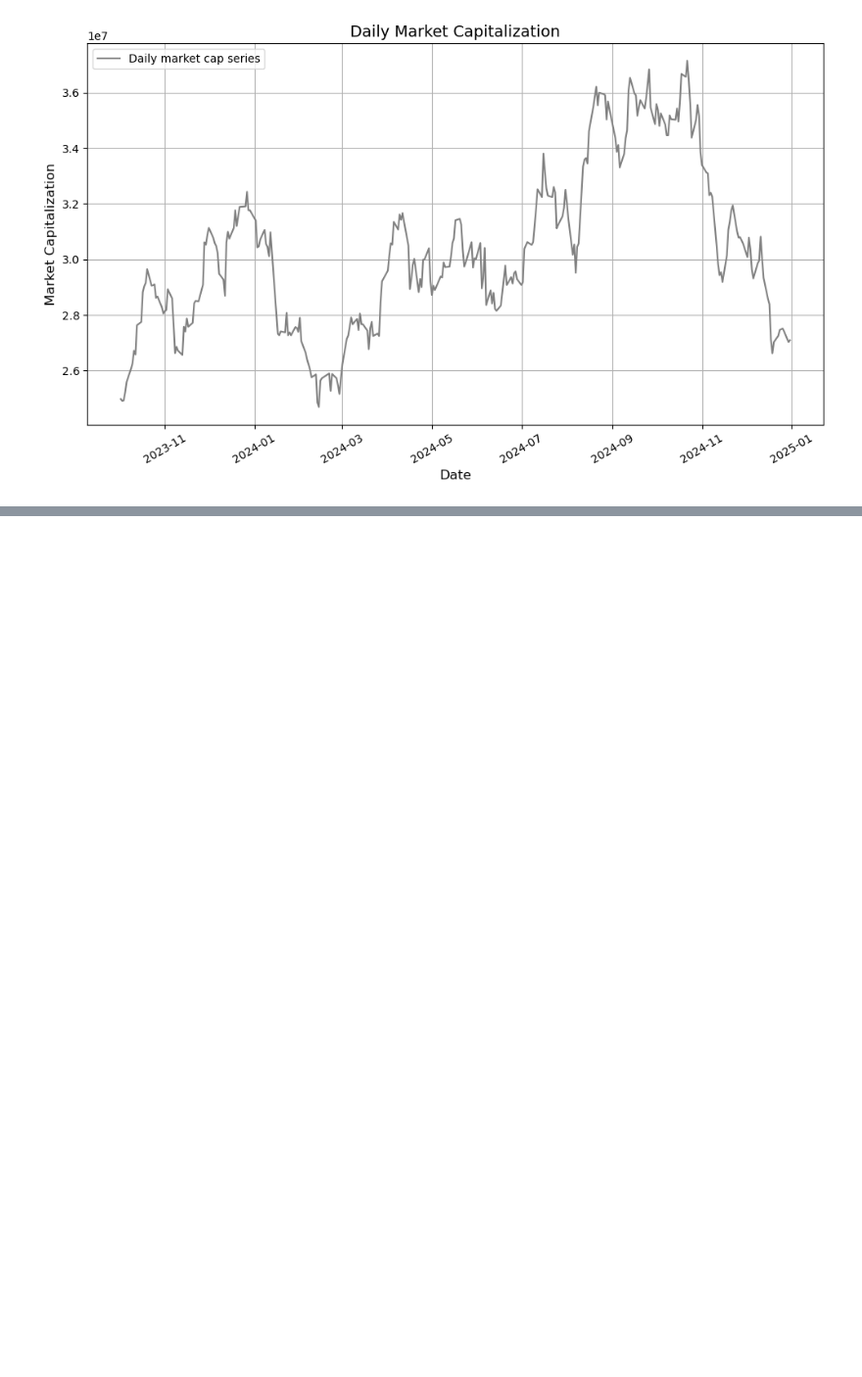
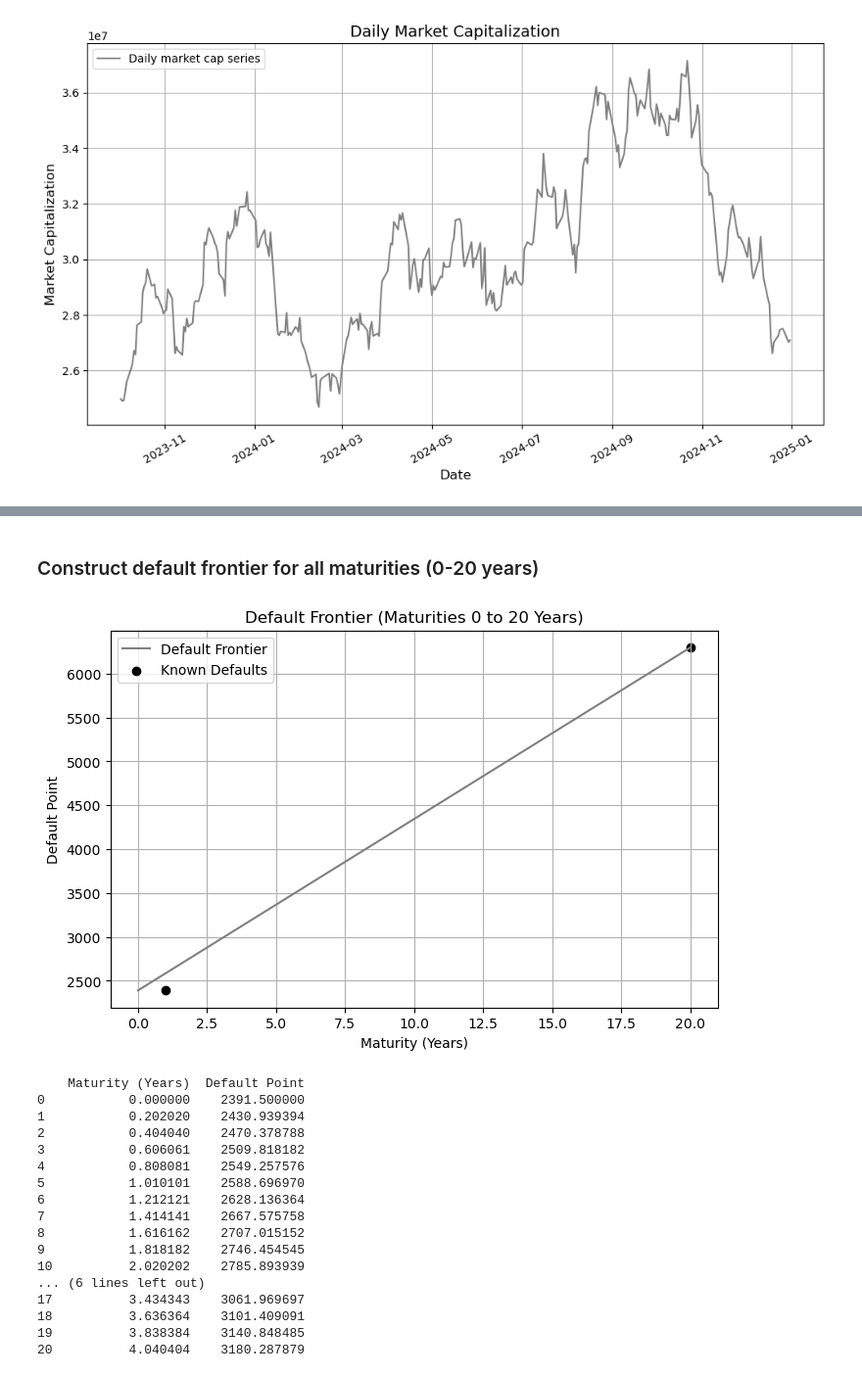
Before and after one commit to fangsitang/TP2_fixed_income, a Jupyter notebook: partA.ipynb, the cells around one changed output, grey strips where cells are left out. Shown at 98% size. Cells and saved outputs as stored; diff of their text form; code cells hidden in the pictures; blank space fills up the shorter version.

```diff
--- a/partA.ipynb
+++ b/partA.ipynb
@@ -153,0 +359,54 @@ plt.show()
+# %% [markdown]
+### Construct default frontier for all maturities (0-20 years)
+# %%
+import pandas as pd
+import numpy as np
+import matplotlib.pyplot as plt
+
+# Assume debt_df and daily_debt are already loaded
+
+# Extract relevant data
+L_t = daily_debt['L_t'].iloc[0]  # One-year default point (first value in L_t)
+DLTTQ_t = debt_df['dlttq'].iloc[0]  # Twenty-year default point (first value in dlttq)
+
+# Define maturity range (0 to 20 years)
+maturities = np.linspace(0, 20, 100)  # 100 points for smooth interpolation
+
+# Perform linear interpolation
+L_interp = L_t + (DLTTQ_t - L_t) / 20 * maturities
+
+# Create DataFrame for results
+default_frontier_df = pd.DataFrame({'Maturity (Years)': maturities, 'Default Point': L_interp})
+
+# Plot results
+plt.figure(figsize=(8, 5))
+plt.plot(maturities, L_interp, label='Default Frontier', color='grey')
+plt.scatter([1, 20], [L_t, DLTTQ_t], color='black', label='Known Defaults')
+plt.xlabel('Maturity (Years)')
+plt.ylabel('Default Point')
+plt.title('Default Frontier (Maturities 0 to 20 Years)')
+plt.legend()
+plt.grid(True)
+plt.show()
+
+# Display first few rows of the interpolated data
+print(default_frontier_df[:21])
+# %% [output]
+[figure, added]
+    Maturity (Years)  Default Point
+0           0.000000    2391.500000
+1           0.202020    2430.939394
+2           0.404040    2470.378788
+3           0.606061    2509.818182
+4           0.808081    2549.257576
+5           1.010101    2588.696970
+6           1.212121    2628.136364
+7           1.414141    2667.575758
+8           1.616162    2707.015152
+9           1.818182    2746.454545
+10          2.020202    2785.893939
+... (6 lines left out)
+17          3.434343    3061.969697
+18          3.636364    3101.409091
+19          3.838384    3140.848485
+20          4.040404    3180.287879
```
Also changed, not shown: parts of 10 cells of this notebook.
